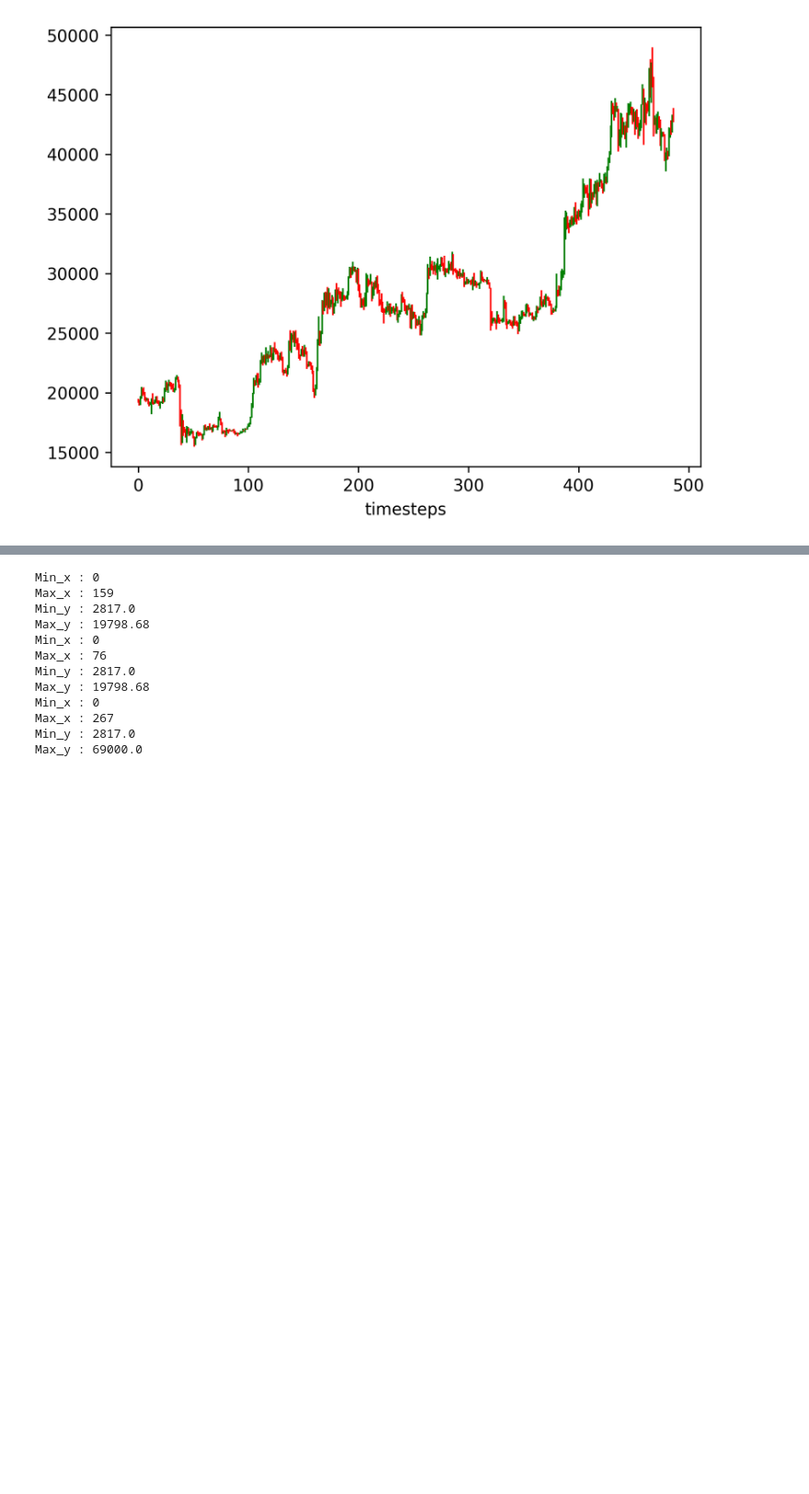
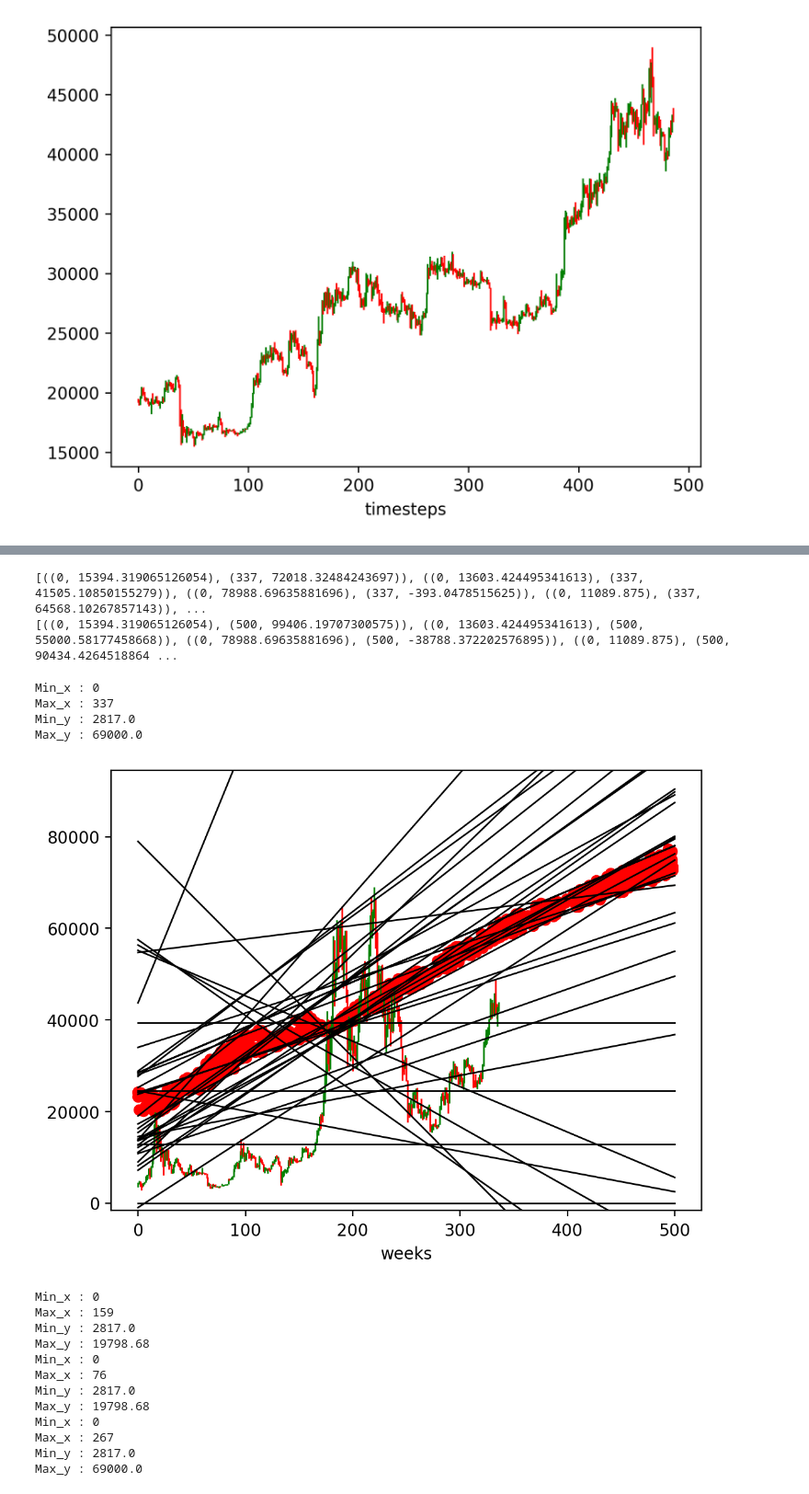
Before and after one commit to ochaff/Get_Data_BTC, a Jupyter notebook: Plot_candlecharts.ipynb, the cells around one changed output, grey strips where cells are left out. Shown at 92% size. Cells and saved outputs as stored; diff of their text form; code cells hidden in the pictures; blank space fills up the shorter version.

```diff
--- a/Plot_candlecharts.ipynb
+++ b/Plot_candlecharts.ipynb
@@ -264,3 +206,61 @@ KeyboardInterrupt:
+# %%
+with open('./pickle/ma_liste_v2.pkl', 'rb') as fichier:
+    ma_liste_chargee = pickle.load(fichier)
+print(ma_liste_chargee)
+new_draw_list = []
+new_f_list = []
+
+for elt in ma_liste_chargee :
+    a_real = (elt[1][1]-elt[0][1])/(elt[1][0]-elt[0][0])
+    b_real = elt[0][1] - a_real * elt[0][0]
+    new_draw_list.append(((0,b_real),(500,500 * a_real + b_real)))
+    new_f_list.append((a_real,b_real))
+
+print(new_draw_list)
+# %% [output]
+[((0, 15394.319065126054), (337, 72018.32484243697)), ((0, 13603.424495341613), (337, 41505.10850155279)), ((0, 78988.69635881696), (337, -393.0478515625)), ((0, 11089.875), (337, 64568.10267857143)), ...
+[((0, 15394.319065126054), (500, 99406.19707300575)), ((0, 13603.424495341613), (500, 55000.58177458668)), ((0, 78988.69635881696), (500, -38788.372202576895)), ((0, 11089.875), (500, 90434.4264518864 ...
+# %%
+x_interval = [0,500]
+y_interval = [20000,100000]
+
+list_point_MC = []
+
+for i in range(10000) :
+    random_x = random.randint(x_interval[0], x_interval[1])
+    random_y = random.randint(y_interval[0], y_interval[1])
+    score = evaluate_MC((random_x,random_y), new_f_list)
+    if abs(score) < 5 :
+        list_point_MC.append((random_x,random_y))
+# %%
+df_weekly = pd.read_csv('BTC_BinWeekly.csv')
+start_date = "2017-08-21"
+end_date = "2024-01-31"
+filename = start_date + "_" + end_date
+mask = (df_weekly["date"] > start_date) & (df_weekly["date"] <= end_date)
+df_weekly_date = df_weekly.loc[mask]
+
+min_coloumn = df_weekly_date.min(axis=0)
+max_coloumn = df_weekly_date.max(axis=0)
+min_y = min_coloumn['low']
+max_y = max_coloumn['high']
+
+min_x = 0
+max_x = len(df_weekly_date.index)
+
+print("Min_x : " + str(min_x))
+print("Max_x : " + str(max_x))
+print("Min_y : " + str(min_y))
+print("Max_y : " + str(max_y))
+
+filename_xlim = filename + "xlim_500_v2"
+candleplot_2026(df_weekly_date, savefig= True, filename=filename_xlim, MC_point = list_point_MC, points=new_draw_list)
+# %% [output]
+Min_x : 0
+Max_x : 337
+Min_y : 2817.0
+Max_y : 69000.0
+[figure, added]
 # %%
 df_weekly = pd.read_csv('BTC_BinWeekly.csv')
 start_date = "2017-08-21"
```
Also changed, not shown: parts of 4 cells of this notebook, 4 other files.
